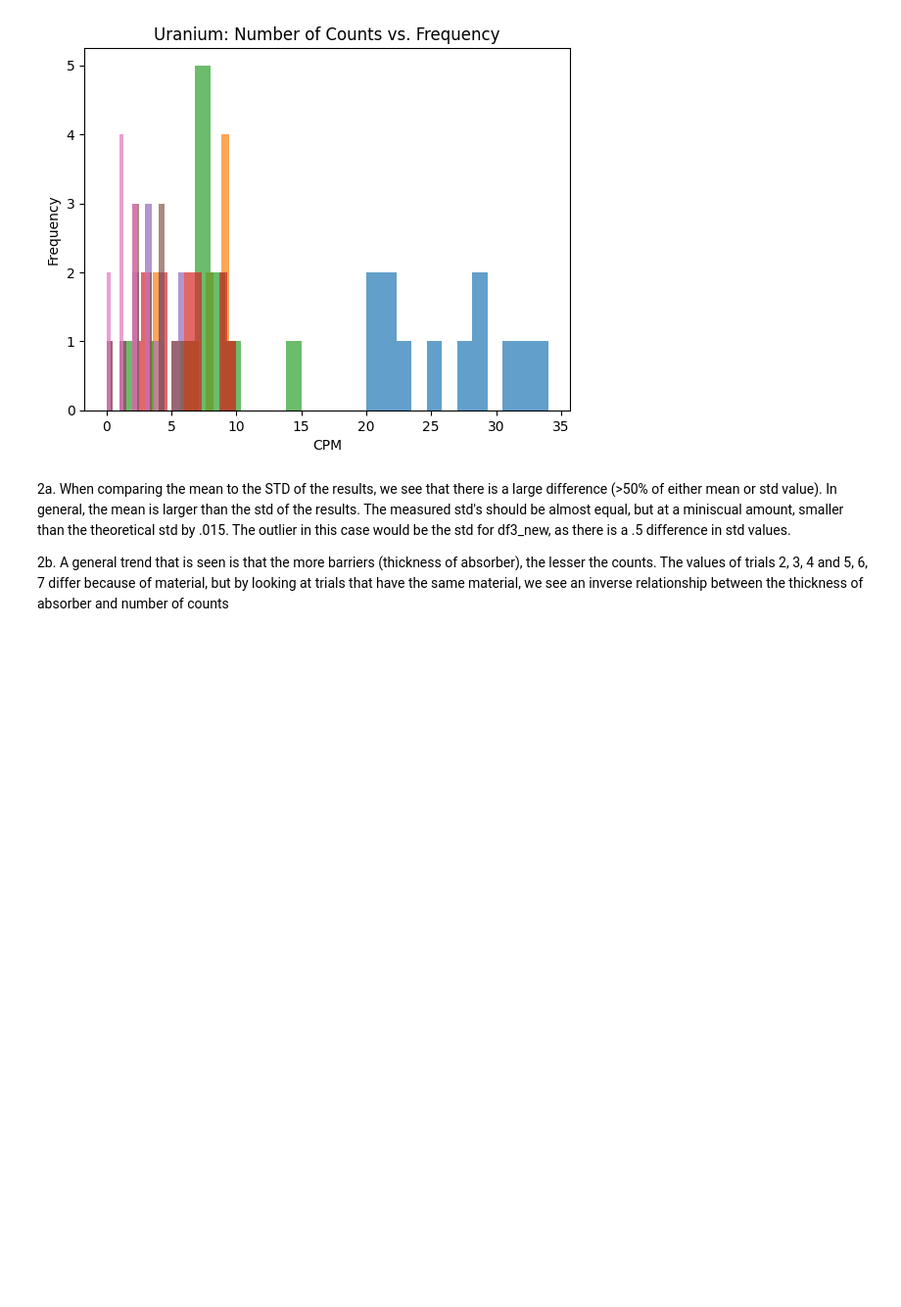
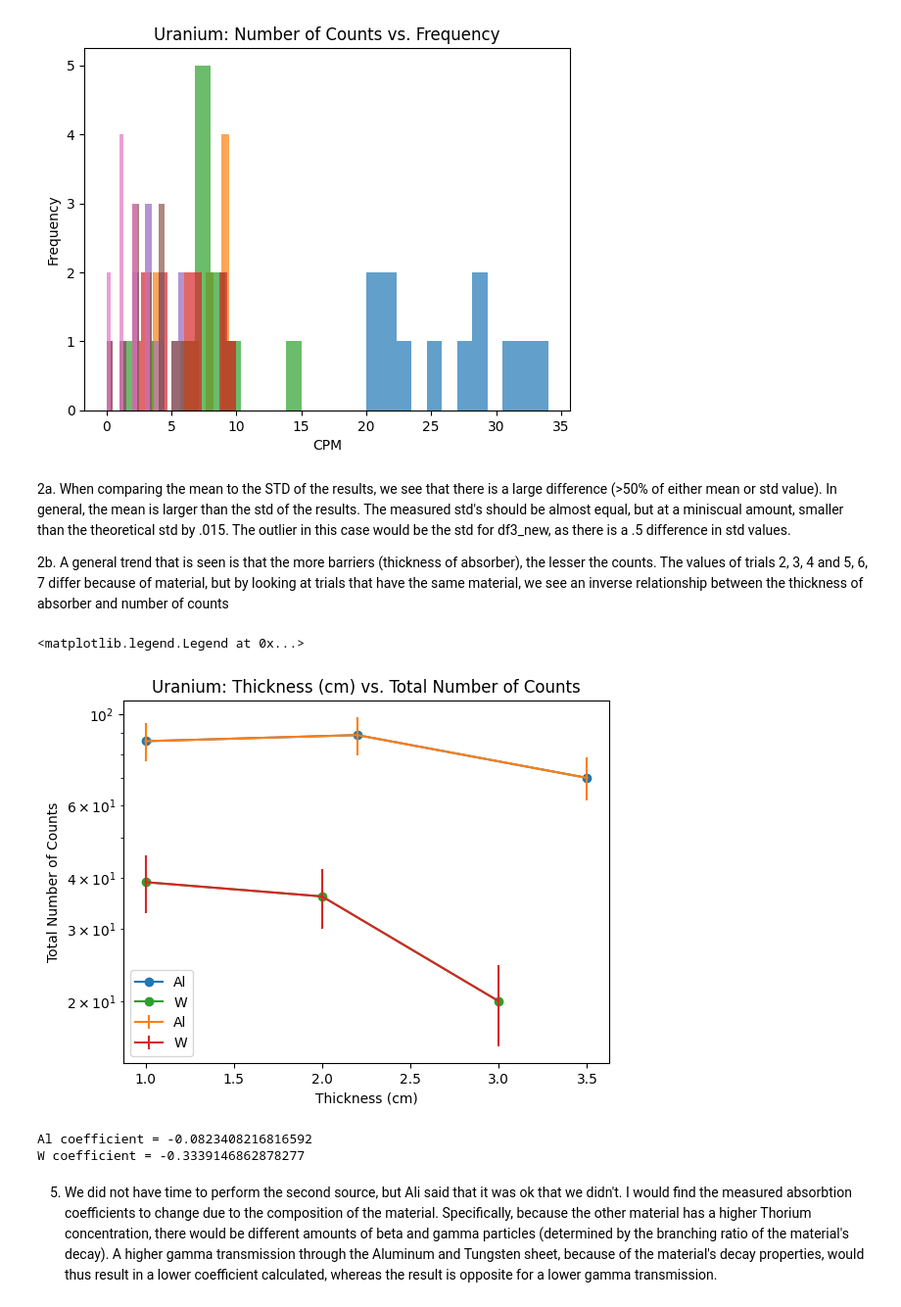
Before and after one commit to Gish-Sky/E11_LabWork, a Jupyter notebook: Homework6-week10 (Sean Tang).ipynb, the cells around one changed output. Shown: that part at 98% size. Drawn from its saved outputs; the diff is of its cells as text; code cells hidden in the pictures; blank space fills up the shorter version.

```diff
--- a/Homework6-week10 (Sean Tang).ipynb
+++ b/Homework6-week10 (Sean Tang).ipynb
@@ -197,3 +197,40 @@ Theoretical STD for df7_new is 1.2909944487358056
 2a. When comparing the mean to the STD of the results, we see that there is a large difference (>50% of either mean or std value). In general, the mean is larger than the std of the results. The measured std's should be almost equal, but at a miniscual amount, smaller than the theoretical std by .015. The outlier in this case would be the std for df3_new, as there is a .5 difference in std values.
 
 2b. A general trend that is seen is that the more barriers (thickness of absorber), the lesser the counts. The values of trials 2, 3, 4 and 5, 6, 7 differ because of material, but by looking at trials that have the same material, we see an inverse relationship between the thickness of absorber and number of counts
+# %%
+#3.
+counts_al = [np.sum(df2_new), np.sum(df3_new), np.sum(df4_new)]
+error_al = np.sqrt(counts_al)
+counts_w = [np.sum(df5_new), np.sum(df6_new), np.sum(df7_new)]
+error_w = np.sqrt(counts_w)
+thickness_al = [1, 2.2, 3.5]
+thickness_w = [1, 2, 3]
+
+plt.plot(thickness_al, counts_al, 'o-', label = 'Al')
+plt.errorbar(thickness_al, counts_al, yerr = error_al, label = 'Al')
+plt.plot(thickness_w, counts_w, 'o-', label = 'W')
+plt.errorbar(thickness_w, counts_w, yerr = error_w, label = 'W')
+plt.yscale('log')
+plt.xlabel('Thickness (cm)')
+plt.ylabel('Total Number of Counts')
+plt.title('Uranium: Thickness (cm) vs. Total Number of Counts')
+plt.legend()
+# %% [output]
+<matplotlib.legend.Legend at 0x...>
+[figure, added]
+# %%
+#4
+#a. I calculated the slope using the 2 end points of each data set, and calculated the slope using the slope formula.
+
+#Aluminum:
+coefficient_al = (np.log(counts_al[2]) - np.log(counts_al[0]))/(thickness_al[2] - thickness_al[0])
+print(f'Al coefficient = {coefficient_al}')
+
+#Tungsten
+coefficient_w = (np.log(counts_w[2]) - np.log(counts_w[0]))/(thickness_w[2] - thickness_w[0])
+print(f'W coefficient = {coefficient_w}')
+# %% [output]
+Al coefficient = -0.0823408216816592
+W coefficient = -0.3339146862878277
+# %% [markdown]
+5. We did not have time to perform the second source, but Ali said that it was ok that we didn't. I would find the measured absorbtion coefficients to change due to the composition of the material. Specifically, because the other material has a higher Thorium concentration, there would be different amounts of beta and gamma particles (determined by the branching ratio of the material's decay). A higher gamma transmission through the Aluminum and Tungsten sheet, because of the material's decay properties, would thus result in a lower coefficient calculated, whereas the result is opposite for a lower gamma transmission.
```
